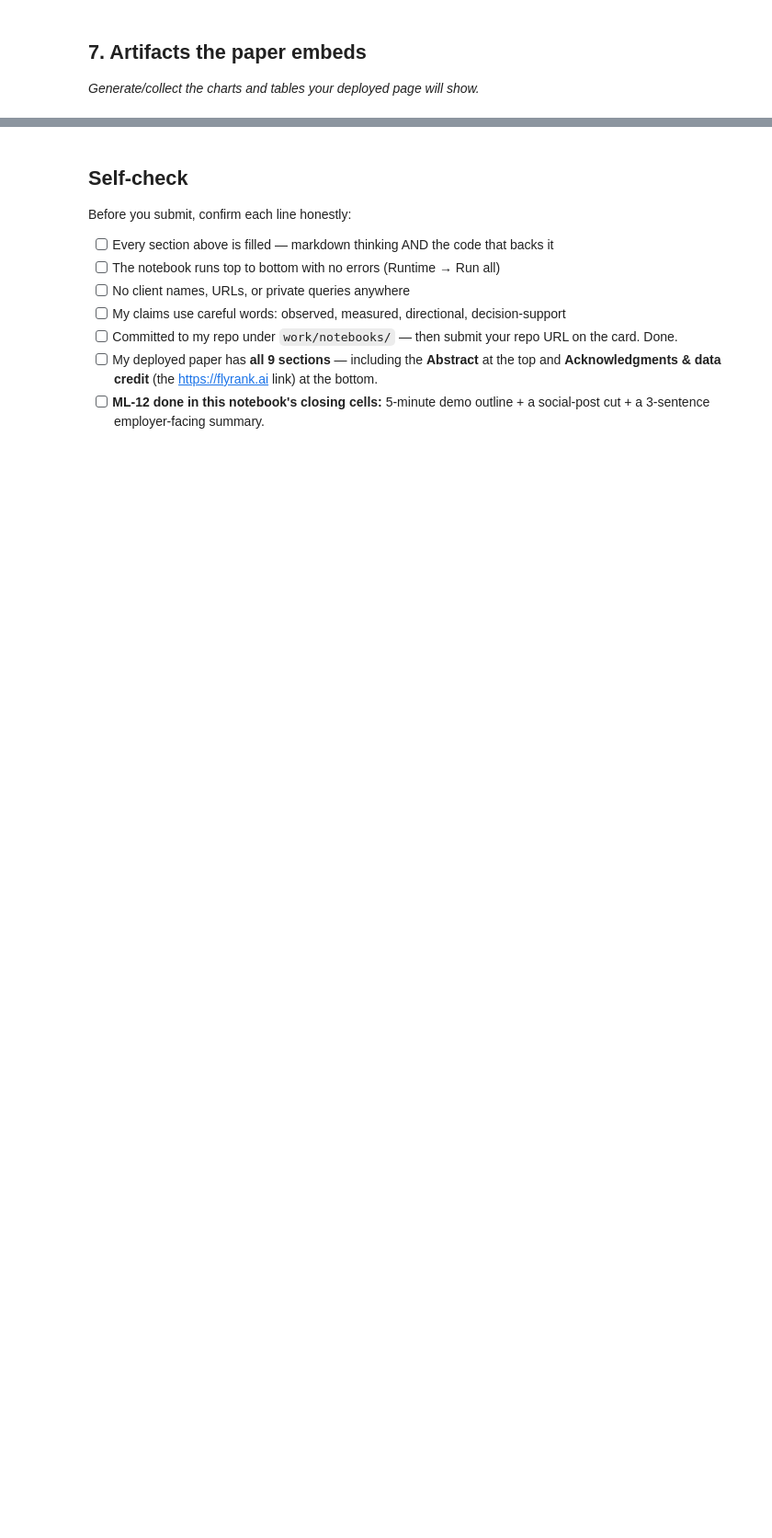
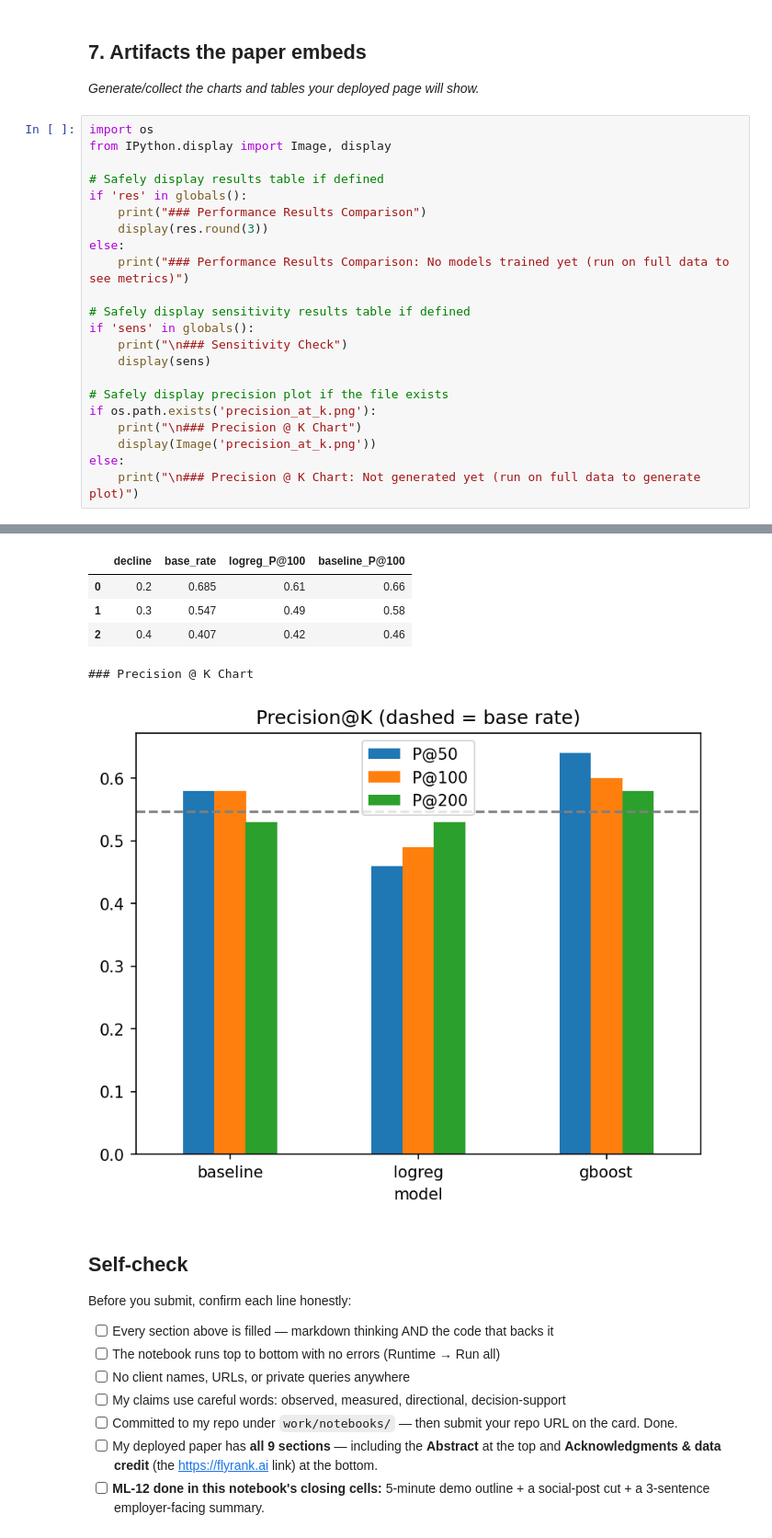
Before and after one commit to ksusmitha879-cyber/FlyrankStarter, a Jupyter notebook: work/notebooks/capstone.ipynb, the cells around one changed output, grey strips where cells are left out. Shown at 92% size. Saved outputs shown, nothing was run; the diff lists cells and outputs as text; blank space fills up the shorter version.

```diff
--- a/work/notebooks/capstone.ipynb
+++ b/work/notebooks/capstone.ipynb
@@ -34,3 +354,26 @@ This skeleton is yours to fill. Work the sections **in order** — each one has
 ## 7. Artifacts the paper embeds
 
 *Generate/collect the charts and tables your deployed page will show.*
+# %%
+import os
+from IPython.display import Image, display
+
+# Safely display results table if defined
+if 'res' in globals():
+    print("### Performance Results Comparison")
+    display(res.round(3))
+else:
+    print("### Performance Results Comparison: No models trained yet (run on full data to see metrics)")
+
+# Safely display sensitivity results table if defined
+if 'sens' in globals():
+    print("\n### Sensitivity Check")
+    display(sens)
+
+# Safely display precision plot if the file exists
+if os.path.exists('precision_at_k.png'):
+    print("\n### Precision @ K Chart")
+    display(Image('precision_at_k.png'))
+else:
+    print("\n### Precision @ K Chart: Not generated yet (run on full data to generate plot)")
+# %% [output]
@@ -37,3 +386,9 @@ This skeleton is yours to fill. Work the sections **in order** — each one has
+|  | decline | base_rate | logreg_P@100 | baseline_P@100 |
+| 0 | 0.2 | 0.685 | 0.61 | 0.66 |
+| 1 | 0.3 | 0.547 | 0.49 | 0.58 |
+| 2 | 0.4 | 0.407 | 0.42 | 0.46 |
+### Precision @ K Chart
+[figure, added]
 # %% [markdown]
 ## Self-check
 
```
Also changed, not shown: parts of 15 cells of this notebook.
